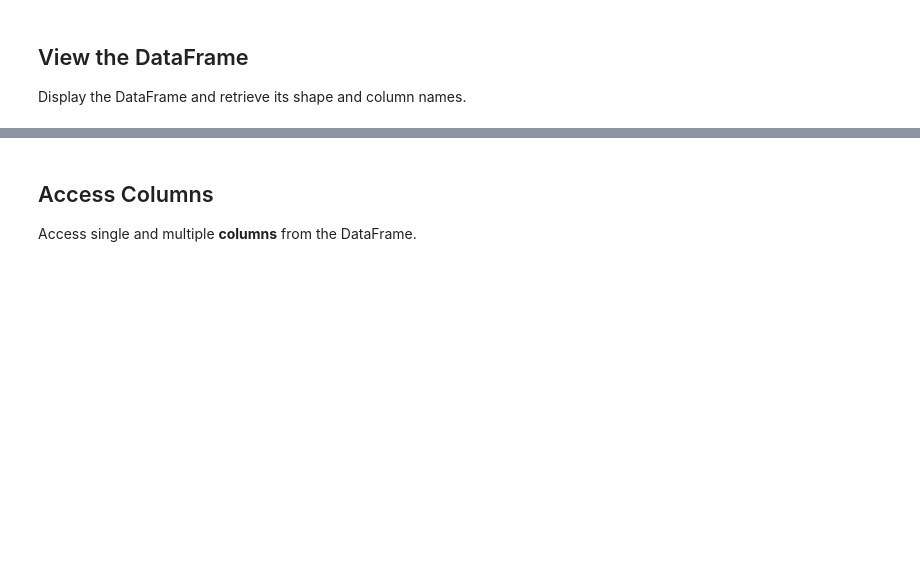
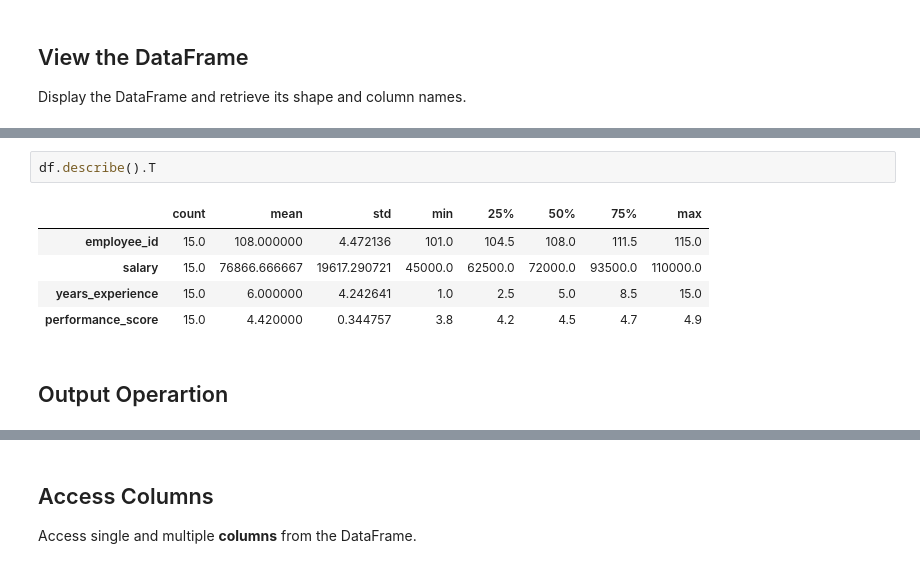
Before and after one commit to MdMostafizurRahaman/IIT-short-course, a Jupyter notebook: Class-12/lecture_12_demo.ipynb, the cells around one changed output, grey strips where cells are left out. Drawn from its saved outputs; the diff is of its cells as text; blank space fills up the shorter version.

```diff
--- a/Class-12/lecture_12_demo.ipynb
+++ b/Class-12/lecture_12_demo.ipynb
@@ -119,0 +210,10 @@ Shape: (15, 9)
+# %%
+df.describe().T
+# %% [output]
+|  | count | mean | std | min | 25% | 50% | 75% | max |
+| employee_id | 15.0 | 108.000000 | 4.472136 | 101.0 | 104.5 | 108.0 | 111.5 | 115.0 |
+| salary | 15.0 | 76866.666667 | 19617.290721 | 45000.0 | 62500.0 | 72000.0 | 93500.0 | 110000.0 |
+| years_experience | 15.0 | 6.000000 | 4.242641 | 1.0 | 2.5 | 5.0 | 8.5 | 15.0 |
+| performance_score | 15.0 | 4.420000 | 0.344757 | 3.8 | 4.2 | 4.5 | 4.7 | 4.9 |
+# %% [markdown]
+## Output Operartion
```
Also changed, not shown: parts of 10 cells of this notebook, 7 other files.
